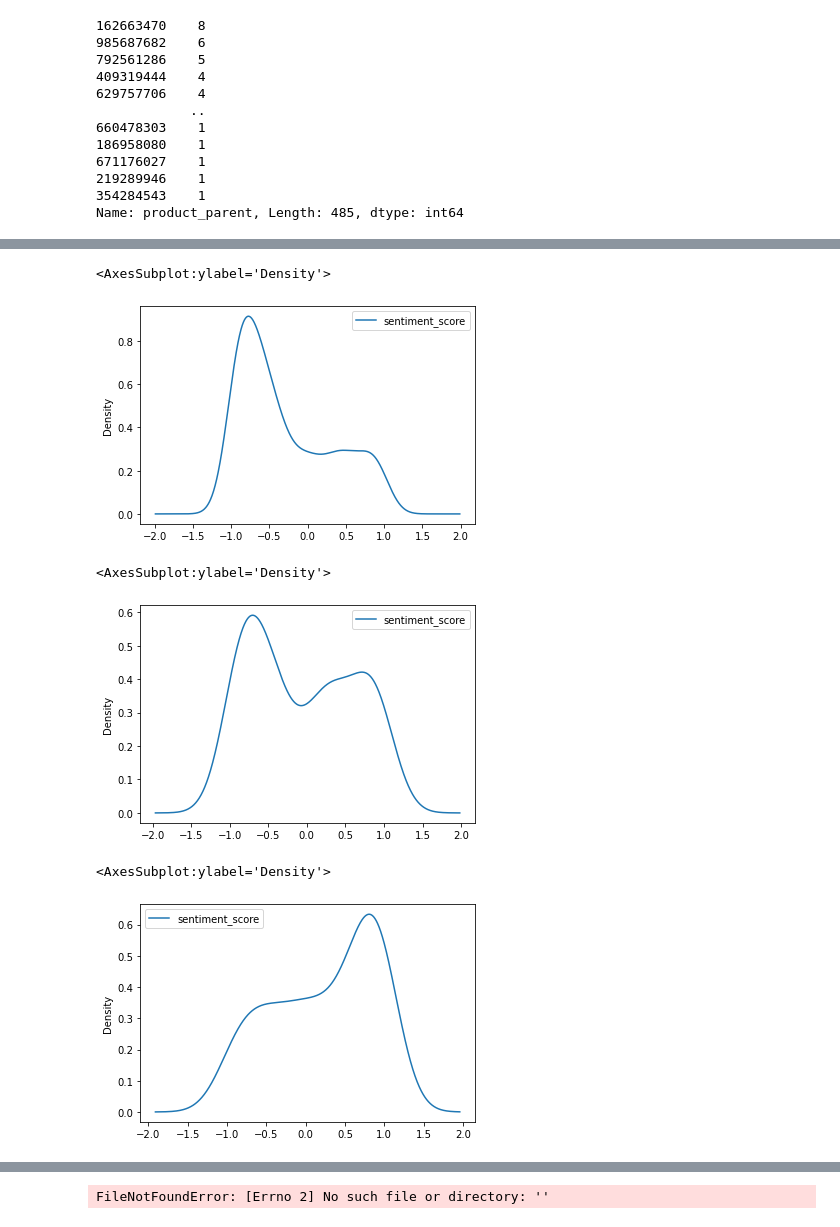
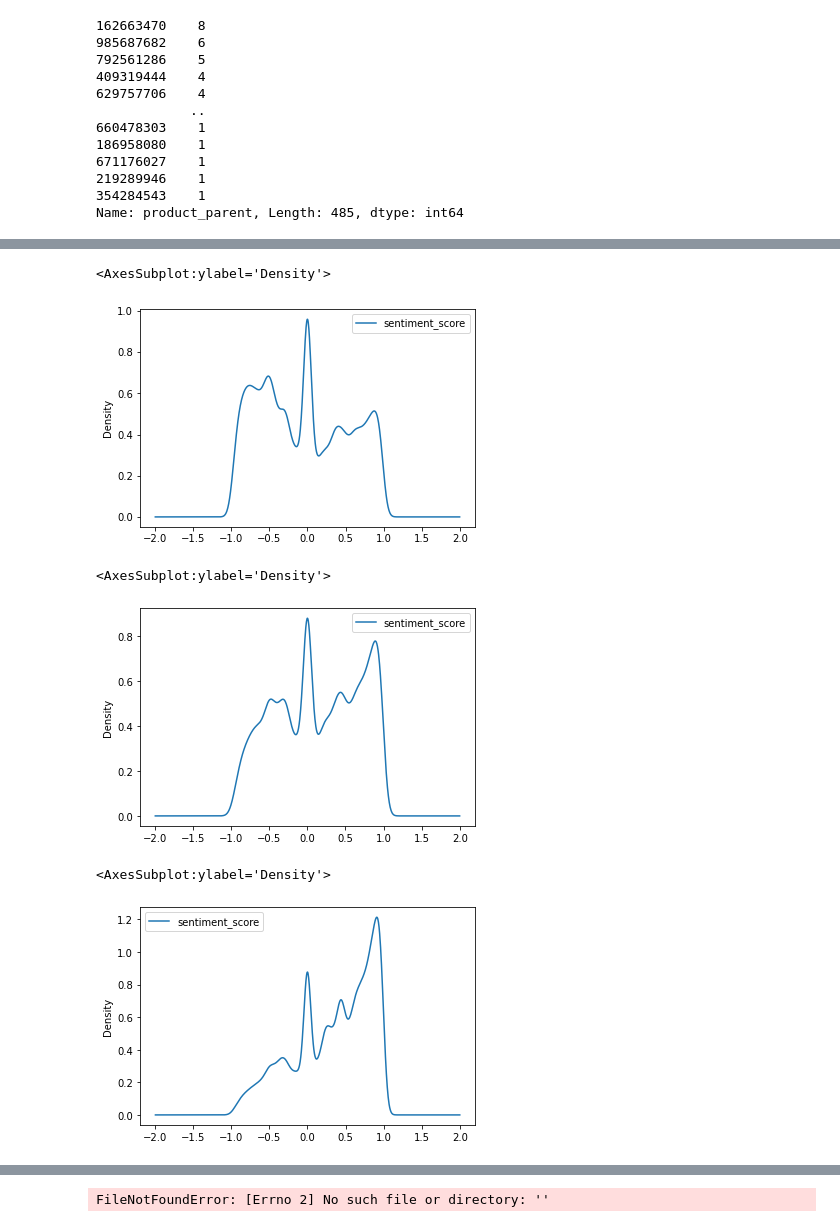
Before and after one commit to Yepadee/ads-cwk, a Jupyter notebook: sentiment.ipynb, the cells around one changed output, grey strips where cells are left out. Saved outputs shown, nothing was run; the diff lists cells and outputs as text; code cells hidden in the pictures.

```diff
--- a/sentiment.ipynb
+++ b/sentiment.ipynb
@@ -81,3 +106,5 @@ print(len(x.index))
+# %%
+ds = ds[ds['review_body'].duplicated() == False]
 # %%
 #remove NaNs from the dataset  for now...
 ds = ds.dropna()
@@ -243,15 +318,15 @@ bad_words_rows.plot.kde(y='sentiment_score')
 # %%
-bad_words_rows[bad_words_rows["star_rating"] == 1].plot.kde(y='sentiment_score')
+ds[ds["star_rating"] == 1].plot.kde(y='sentiment_score')
 # %% [output]
 <AxesSubplot:ylabel='Density'>
-[figure, old version]
+[figure, new version]
 # %%
-bad_words_rows[bad_words_rows["star_rating"] == 2].plot.kde(y='sentiment_score')
+ds[ds["star_rating"] == 2].plot.kde(y='sentiment_score')
 # %% [output]
 <AxesSubplot:ylabel='Density'>
-[figure, old version]
+[figure, new version]
 # %%
-bad_words_rows[bad_words_rows["star_rating"] == 3].plot.kde(y='sentiment_score')
+ds[ds["star_rating"] == 3].plot.kde(y='sentiment_score')
 # %% [output]
 <AxesSubplot:ylabel='Density'>
-[figure, old version]
+[figure, new version]
```
Also changed, not shown: parts of 28 cells of this notebook, 1 other file.
